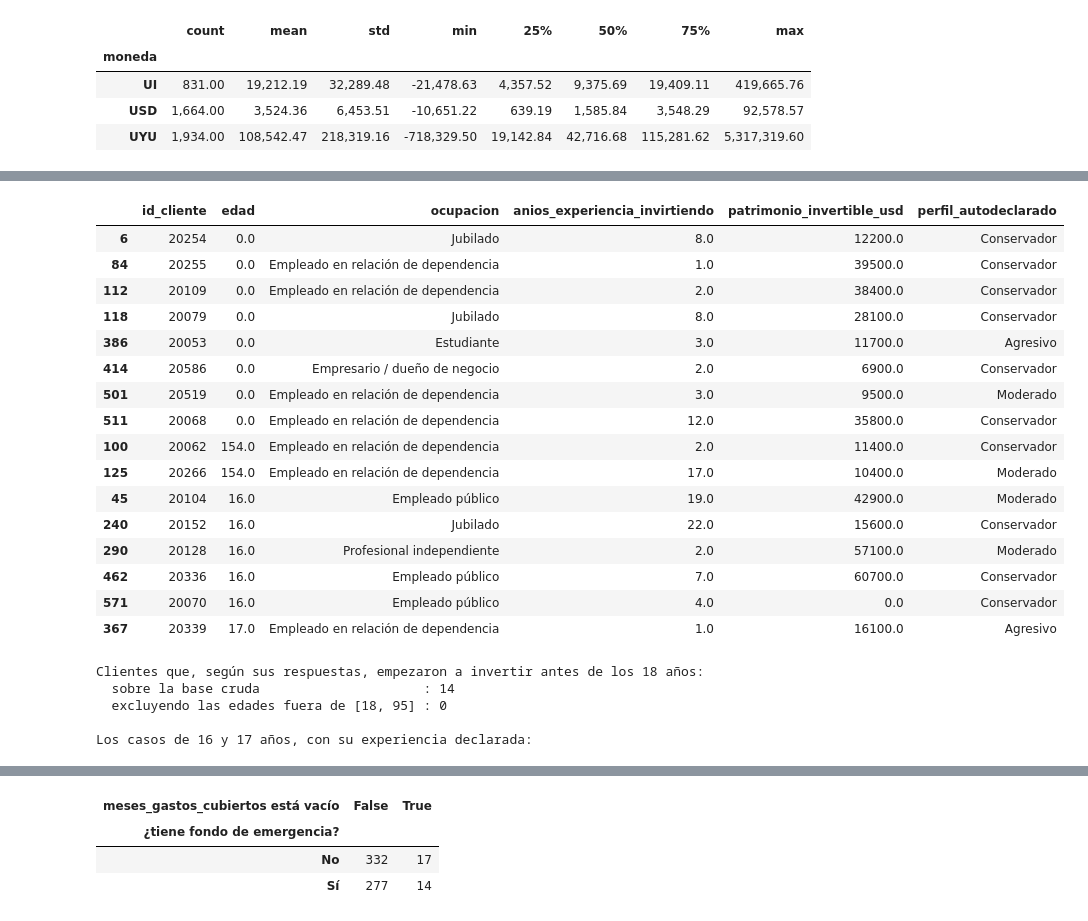
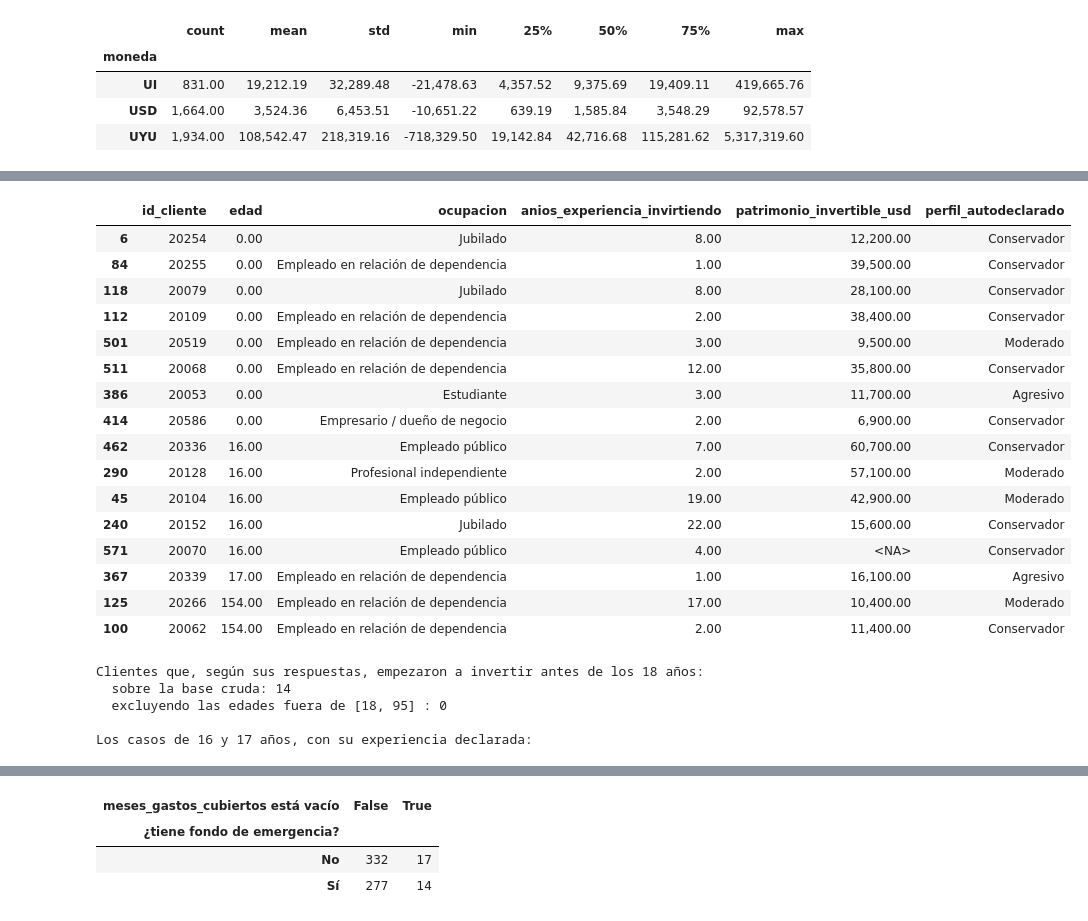
Before and after one commit to priscilagerlach9-lgtm/proyecto-final-gerlach, a Jupyter notebook: notebooks/proyecto_final_rambla.ipynb, the cells around one changed output, grey strips where cells are left out. Saved outputs shown, nothing was run; the diff lists cells and outputs as text; code cells hidden in the pictures.

```diff
--- a/notebooks/proyecto_final_rambla.ipynb
+++ b/notebooks/proyecto_final_rambla.ipynb
@@ -1195,0 +1200,18 @@ clientes, que es lo que hace la celda siguiente.
+# %%
+for columna, codigo in [
+    ("ingreso_mensual_liquido", CENTINELA_NO_CONTESTA),
+    ("patrimonio_invertible_usd", CENTINELA_NO_CONTESTA),
+    ("puntaje_test_conocimiento", CENTINELA_TEST_NO_RENDIDO),
+]:
+    es_centinela = encuesta[columna] == codigo
+    encuesta[columna] = encuesta[columna].mask(es_centinela)
+    print(f"{columna}: {codigo} -> faltante en {int(es_centinela.sum())}")
+
+patrimonio_cero = (encuesta["patrimonio_invertible_usd"] == 0) & con_operaciones
+encuesta["patrimonio_invertible_usd"] = encuesta["patrimonio_invertible_usd"].mask(
+    patrimonio_cero
+)
+print(
+    f"patrimonio_invertible_usd: 0 con operaciones -> faltante en "
+    f"{int(patrimonio_cero.sum())}"
+)
@@ -1256,0 +1262,7 @@ cruzando la variable contra la ocupación.
+# %%
+CENTINELA_CAMPO_VACIO = 0
+ingreso_cero = encuesta["ingreso_mensual_liquido"] == CENTINELA_CAMPO_VACIO
+encuesta["ingreso_mensual_liquido"] = encuesta["ingreso_mensual_liquido"].mask(
+    ingreso_cero
+)
+print(f"ingreso_mensual_liquido: 0 -> faltante en {int(ingreso_cero.sum())}")
@@ -1303,9 +1317,7 @@ display(pd.DataFrame(filas_control).set_index("columna"))
 | conocimiento_autopercibido | 1 | 5.00 | 1.00 | 5.00 | 0 |
 | cantidad_dependientes | 0 | 15.00 | 0.00 | 5.00 | 0 |
 # %%
-# Las edades imposibles, una por una: ¿son error de tipeo o hay otra explicación?
-
-edad_numerica = a_numero_uruguayo(encuesta["edad"])
+edad_numerica = encuesta["edad"]
 edad_sospechosa = (edad_numerica < 18) | (edad_numerica > 95)
 
 display(
@@ -1315,55 +1327,55 @@ display(
             "id_cliente",
             "edad",
             "ocupacion",
             "anios_experiencia_invirtiendo",
             "patrimonio_invertible_usd",
             "perfil_autodeclarado",
         ],
     ].sort_values("edad")
 )
 
-# Control de coherencia interna: nadie puede haber empezado a invertir antes de los 18.
-# Es la prueba de que estas edades son errores de carga y no clientes atípicos.
-experiencia = a_numero_uruguayo(encuesta["anios_experiencia_invirtiendo"])
+# Nadie puede haber empezado a invertir antes de los 18
+# Es la prueba de que estas edades son errores de carga y no clientes atípicos
+experiencia = encuesta["anios_experiencia_invirtiendo"]
 edad_al_empezar = edad_numerica - experiencia
 incoherente = edad_al_empezar < 18
 
 print(
     "\nClientes que, según sus respuestas, empezaron a invertir antes de los 18 años:"
 )
-print(f"  sobre la base cruda                     : {int(incoherente.sum())}")
+print(f"  sobre la base cruda: {int(incoherente.sum())}")
 print(
     f"  excluyendo las edades fuera de [18, 95] : "
     f"{int((incoherente & ~edad_sospechosa).sum())}"
 )
 
 print("\nLos casos de 16 y 17 años, con su experiencia declarada:")
 display(
     encuesta.loc[
         edad_numerica.between(16, 17),
         ["id_cliente", "edad", "ocupacion", "anios_experiencia_invirtiendo"],
     ].assign(edad_al_empezar=edad_al_empezar)
 )
 # %% [output]
 |  | id_cliente | edad | ocupacion | anios_experiencia_invirtiendo | patrimonio_invertible_usd | perfil_autodeclarado |
-| 6 | 20254 | 0.0 | Jubilado | 8.0 | 12200.0 | Conservador |
-| 84 | 20255 | 0.0 | Empleado en relación de dependencia | 1.0 | 39500.0 | Conservador |
-| 112 | 20109 | 0.0 | Empleado en relación de dependencia | 2.0 | 38400.0 | Conservador |
-| 118 | 20079 | 0.0 | Jubilado | 8.0 | 28100.0 | Conservador |
-| 386 | 20053 | 0.0 | Estudiante | 3.0 | 11700.0 | Agresivo |
-| 414 | 20586 | 0.0 | Empresario / dueño de negocio | 2.0 | 6900.0 | Conservador |
-| 501 | 20519 | 0.0 | Empleado en relación de dependencia | 3.0 | 9500.0 | Moderado |
-| 511 | 20068 | 0.0 | Empleado en relación de dependencia | 12.0 | 35800.0 | Conservador |
-| 100 | 20062 | 154.0 | Empleado en relación de dependencia | 2.0 | 11400.0 | Conservador |
-| 125 | 20266 | 154.0 | Empleado en relación de dependencia | 17.0 | 10400.0 | Moderado |
-| 45 | 20104 | 16.0 | Empleado público | 19.0 | 42900.0 | Moderado |
-| 240 | 20152 | 16.0 | Jubilado | 22.0 | 15600.0 | Conservador |
-| 290 | 20128 | 16.0 | Profesional independiente | 2.0 | 57100.0 | Moderado |
-| 462 | 20336 | 16.0 | Empleado público | 7.0 | 60700.0 | Conservador |
-| 571 | 20070 | 16.0 | Empleado público | 4.0 | 0.0 | Conservador |
-| 367 | 20339 | 17.0 | Empleado en relación de dependencia | 1.0 | 16100.0 | Agresivo |
+| 6 | 20254 | 0.00 | Jubilado | 8.00 | 12,200.00 | Conservador |
+| 84 | 20255 | 0.00 | Empleado en relación de dependencia | 1.00 | 39,500.00 | Conservador |
+| 118 | 20079 | 0.00 | Jubilado | 8.00 | 28,100.00 | Conservador |
+| 112 | 20109 | 0.00 | Empleado en relación de dependencia | 2.00 | 38,400.00 | Conservador |
+| 501 | 20519 | 0.00 | Empleado en relación de dependencia | 3.00 | 9,500.00 | Moderado |
+| 511 | 20068 | 0.00 | Empleado en relación de dependencia | 12.00 | 35,800.00 | Conservador |
+| 386 | 20053 | 0.00 | Estudiante | 3.00 | 11,700.00 | Agresivo |
+| 414 | 20586 | 0.00 | Empresario / dueño de negocio | 2.00 | 6,900.00 | Conservador |
+| 462 | 20336 | 16.00 | Empleado público | 7.00 | 60,700.00 | Conservador |
+| 290 | 20128 | 16.00 | Profesional independiente | 2.00 | 57,100.00 | Moderado |
+| 45 | 20104 | 16.00 | Empleado público | 19.00 | 42,900.00 | Moderado |
+| 240 | 20152 | 16.00 | Jubilado | 22.00 | 15,600.00 | Conservador |
+| 571 | 20070 | 16.00 | Empleado público | 4.00 | <NA> | Conservador |
+| 367 | 20339 | 17.00 | Empleado en relación de dependencia | 1.00 | 16,100.00 | Agresivo |
+| 125 | 20266 | 154.00 | Empleado en relación de dependencia | 17.00 | 10,400.00 | Moderado |
+| 100 | 20062 | 154.00 | Empleado en relación de dependencia | 2.00 | 11,400.00 | Conservador |
 Clientes que, según sus respuestas, empezaron a invertir antes de los 18 años:
-  sobre la base cruda                     : 14
+  sobre la base cruda: 14
   excluyendo las edades fuera de [18, 95] : 0
 
 Los casos de 16 y 17 años, con su experiencia declarada:
```
Also changed, not shown: parts of 232 cells of this notebook, 17 other files.
